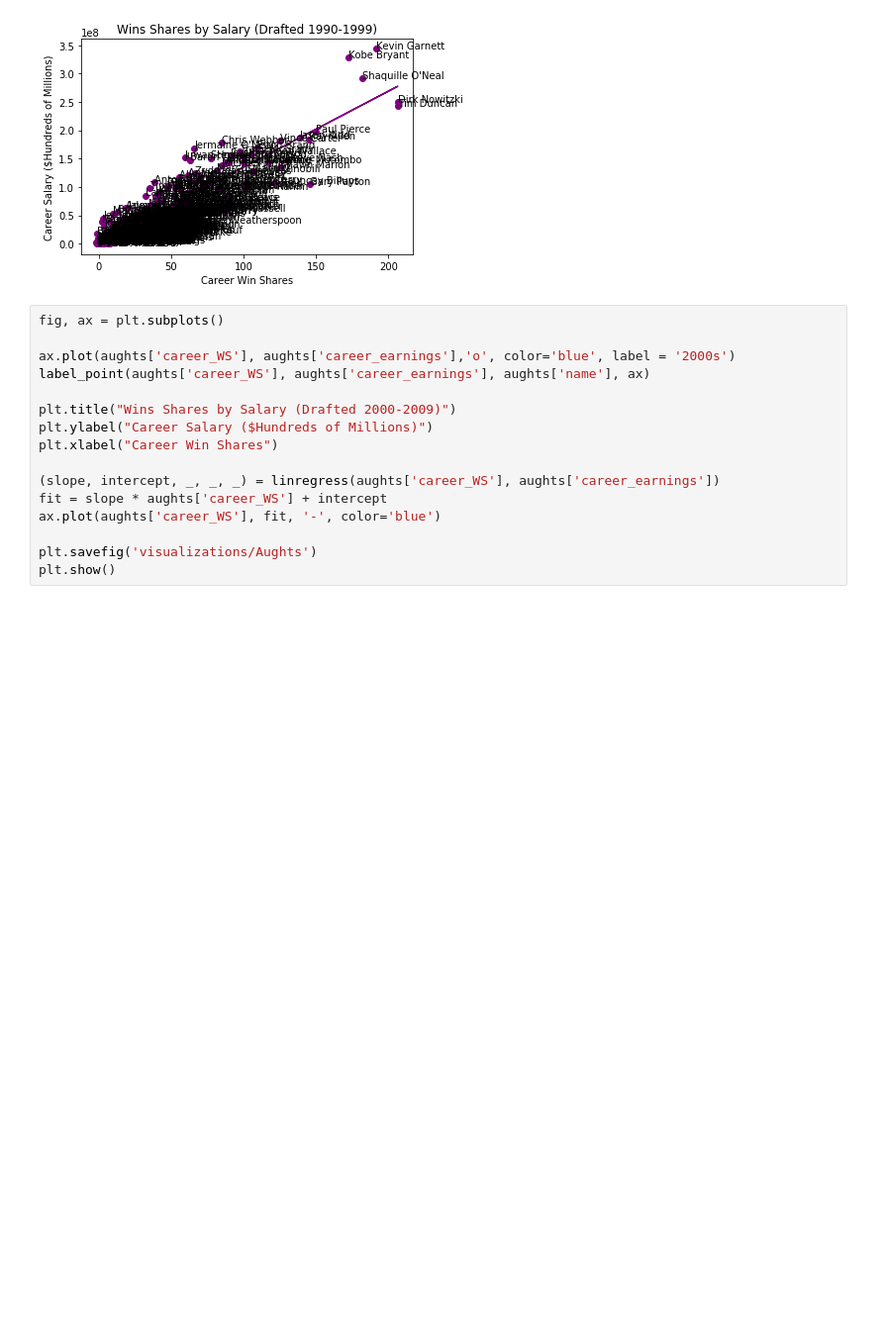
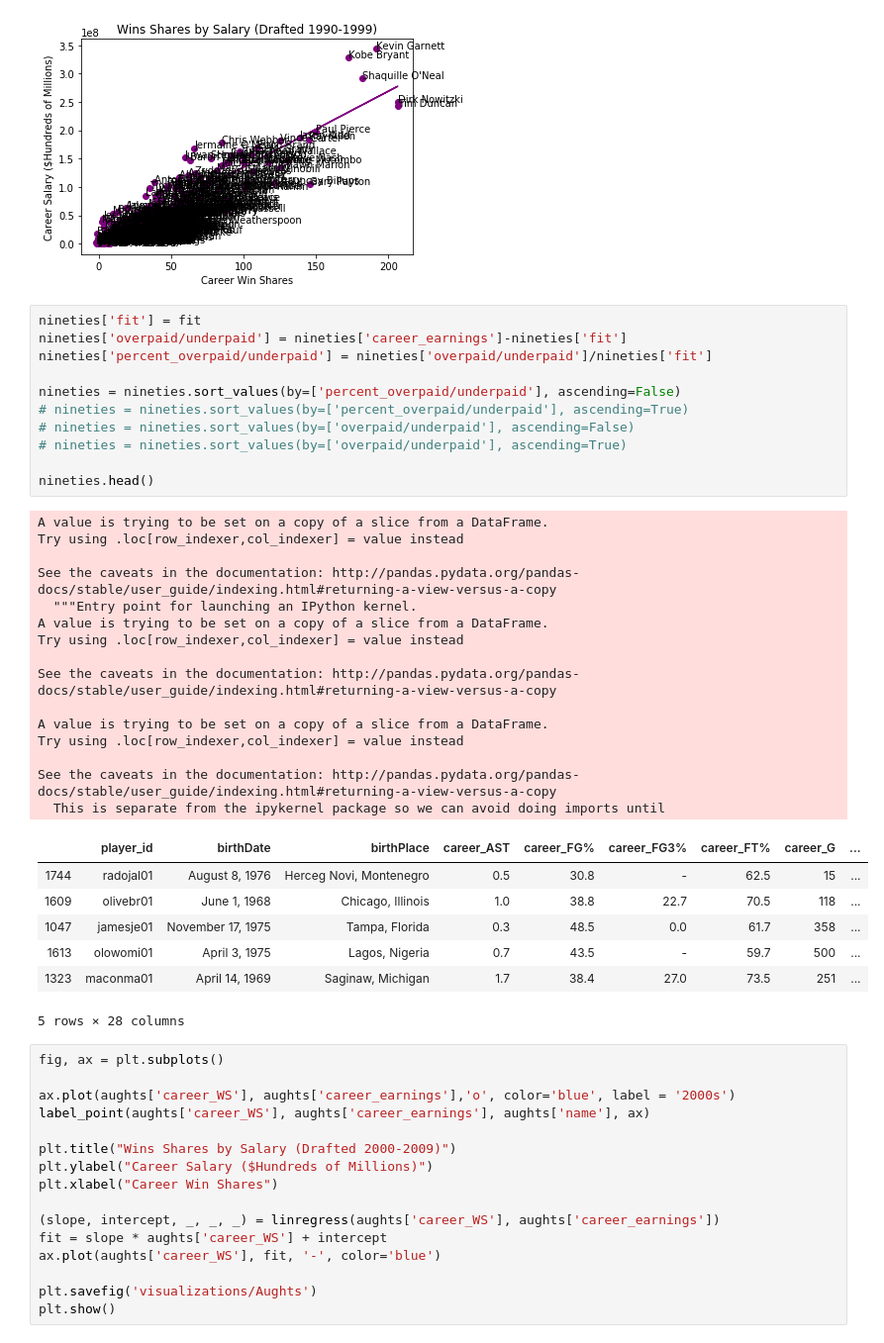
Before and after one commit to ajyoung21/NBA-Overpaid-Underpaid-Website, a Jupyter notebook: WebVisualizations/NBA Salary Data Analysis.ipynb, the cells around one changed output. Shown at 99% size. Drawn from its saved outputs; the diff is of its cells as text; blank space fills up the shorter version.

```diff
--- a/WebVisualizations/NBA Salary Data Analysis.ipynb
+++ b/WebVisualizations/NBA Salary Data Analysis.ipynb
@@ -169,6 +188,40 @@ plt.savefig('visualizations/Nineties')
 plt.show()
 # %% [output]
 [figure]
+# %%
+nineties['fit'] = fit
+nineties['overpaid/underpaid'] = nineties['career_earnings']-nineties['fit']
+nineties['percent_overpaid/underpaid'] = nineties['overpaid/underpaid']/nineties['fit']
+
+nineties = nineties.sort_values(by=['percent_overpaid/underpaid'], ascending=False)
+# nineties = nineties.sort_values(by=['percent_overpaid/underpaid'], ascending=True)
+# nineties = nineties.sort_values(by=['overpaid/underpaid'], ascending=False)
+# nineties = nineties.sort_values(by=['overpaid/underpaid'], ascending=True)
+
+nineties.head()
+# %% [output]
+A value is trying to be set on a copy of a slice from a DataFrame.
+Try using .loc[row_indexer,col_indexer] = value instead
+
+See the caveats in the documentation: http://pandas.pydata.org/pandas-docs/stable/user_guide/indexing.html#returning-a-view-versus-a-copy
+  """Entry point for launching an IPython kernel.
+A value is trying to be set on a copy of a slice from a DataFrame.
+Try using .loc[row_indexer,col_indexer] = value instead
+
+See the caveats in the documentation: http://pandas.pydata.org/pandas-docs/stable/user_guide/indexing.html#returning-a-view-versus-a-copy
+
+A value is trying to be set on a copy of a slice from a DataFrame.
+Try using .loc[row_indexer,col_indexer] = value instead
+
+See the caveats in the documentation: http://pandas.pydata.org/pandas-docs/stable/user_guide/indexing.html#returning-a-view-versus-a-copy
+  This is separate from the ipykernel package so we can avoid doing imports until
+|  | player_id | birthDate | birthPlace | career_AST | career_FG% | career_FG3% | career_FT% | career_G | ... |
+| 1744 | radojal01 | August 8, 1976 | Herceg Novi, Montenegro | 0.5 | 30.8 | - | 62.5 | 15 | ... |
+| 1609 | olivebr01 | June 1, 1968 | Chicago, Illinois | 1.0 | 38.8 | 22.7 | 70.5 | 118 | ... |
+| 1047 | jamesje01 | November 17, 1975 | Tampa, Florida | 0.3 | 48.5 | 0.0 | 61.7 | 358 | ... |
+| 1613 | olowomi01 | April 3, 1975 | Lagos, Nigeria | 0.7 | 43.5 | - | 59.7 | 500 | ... |
+| 1323 | maconma01 | April 14, 1969 | Saginaw, Michigan | 1.7 | 38.4 | 27.0 | 73.5 | 251 | ... |
+5 rows × 28 columns
 # %%
 fig, ax = plt.subplots()
 
```
Also changed, not shown: parts of 4 cells of this notebook, 30 other files.
